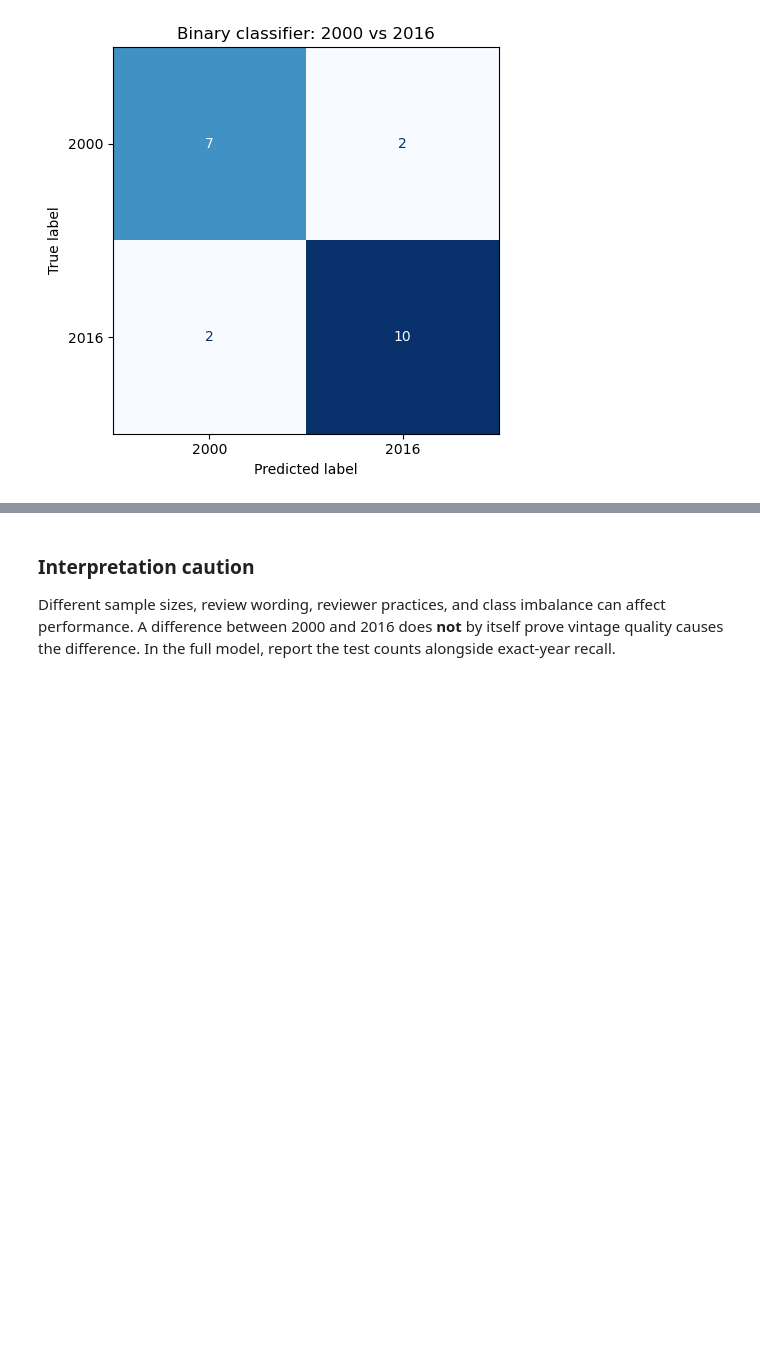
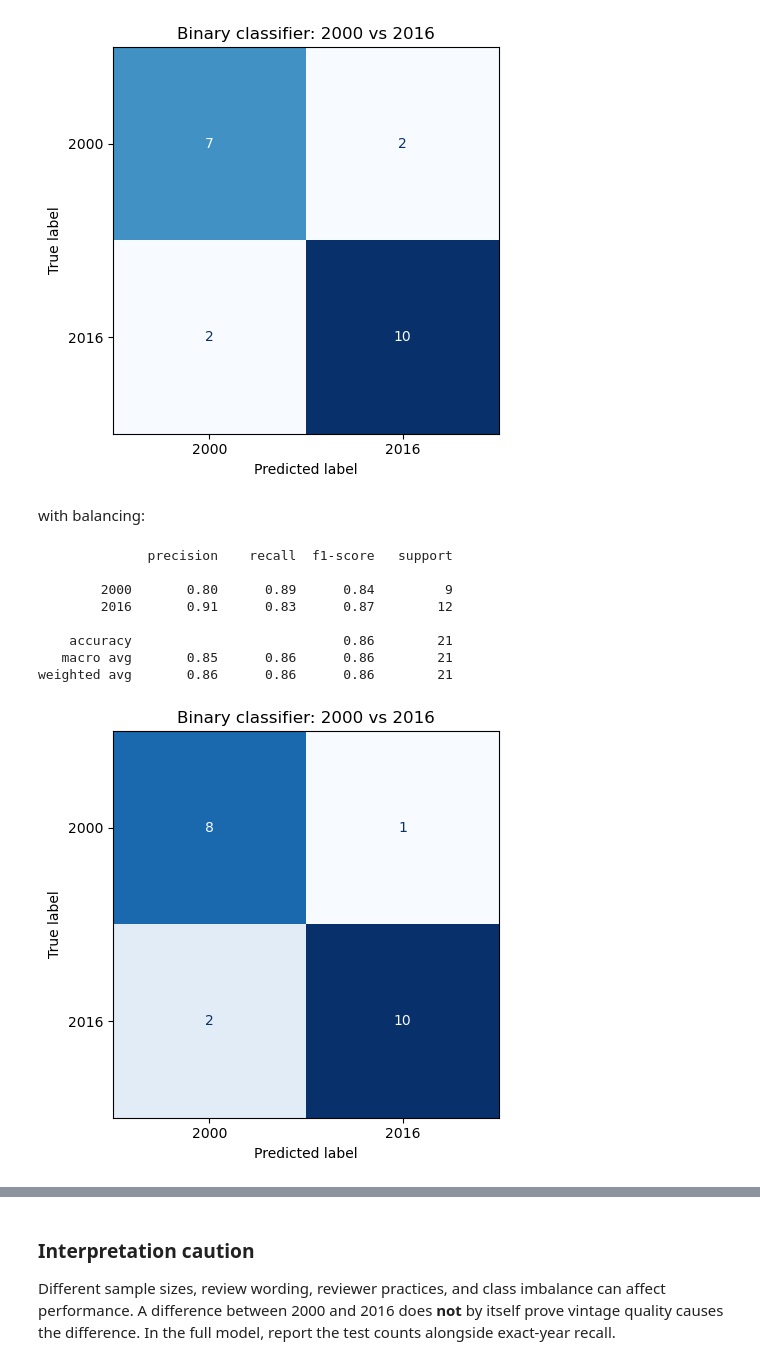
Before and after one commit to Meboy1000/Napa-Vintage-Classifier, a Jupyter notebook: best_worst_2000_2016_updated.ipynb, the cells around one changed output, grey strips where cells are left out. Drawn from its saved outputs; the diff is of its cells as text; code cells hidden in the pictures; blank space fills up the shorter version.

```diff
--- a/best_worst_2000_2016_updated.ipynb
+++ b/best_worst_2000_2016_updated.ipynb
@@ -253,7 +278,10 @@ else:
             ), "description"),
             ("metadata", OneHotEncoder(handle_unknown="ignore"), metadata_cols)
         ])),
-        ("classifier", LogisticRegression(max_iter=1500, random_state=42))
+        ("classifier", LogisticRegression(
+    max_iter=1500,
+    random_state=42
+))
     ])
     binary_model.fit(X_train_binary, y_train_binary)
     binary_predictions = binary_model.predict(X_test_binary)
@@ -276,3 +304,48 @@ else:
    macro avg       0.81      0.81      0.81        21
 weighted avg       0.81      0.81      0.81        21
 [figure]
+# %% [markdown]
+with balancing:
+# %%
+binary_train = y_train.isin([2000, 2016])
+binary_test = y_test.isin([2000, 2016])
+X_train_binary, y_train_binary = X_train.loc[binary_train], y_train.loc[binary_train]
+X_test_binary, y_test_binary = X_test.loc[binary_test], y_test.loc[binary_test]
+if y_train_binary.nunique() < 2 or y_test_binary.nunique() < 2:
+    print("Not enough examples of both years for a binary comparison.")
+else:
+    binary_model = Pipeline([
+        ("features", ColumnTransformer([
+            ("text", TfidfVectorizer(
+                preprocessor=clean_vintage_description,
+                lowercase=False, min_df=1, max_features=5000
+            ), "description"),
+            ("metadata", OneHotEncoder(handle_unknown="ignore"), metadata_cols)
+        ])),
+        ("classifier", LogisticRegression(
+    max_iter=1500,
+    class_weight = "balanced",
+    random_state=42
+))
+    ])
+    binary_model.fit(X_train_binary, y_train_binary)
+    binary_predictions = binary_model.predict(X_test_binary)
+    print(classification_report(y_test_binary, binary_predictions,
+                                labels=[2000, 2016], zero_division=0))
+    ConfusionMatrixDisplay.from_predictions(
+        y_test_binary, binary_predictions, labels=[2000, 2016],
+        cmap="Blues", colorbar=False
+    )
+    plt.title("Binary classifier: 2000 vs 2016")
+    plt.tight_layout()
+    plt.show()
+# %% [output]
+              precision    recall  f1-score   support
+
+        2000       0.80      0.89      0.84         9
+        2016       0.91      0.83      0.87        12
+
+    accuracy                           0.86        21
+   macro avg       0.85      0.86      0.86        21
+weighted avg       0.86      0.86      0.86        21
+[figure, added]
```
Also changed, not shown: parts of 19 cells of this notebook.
